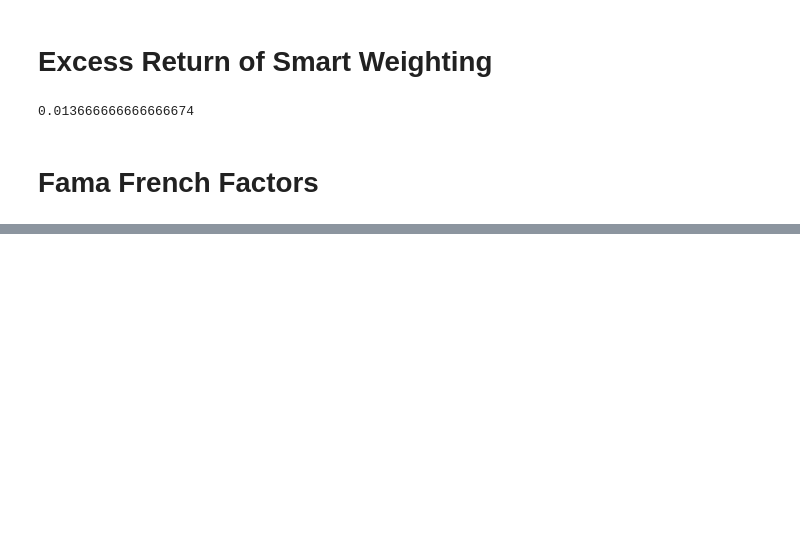
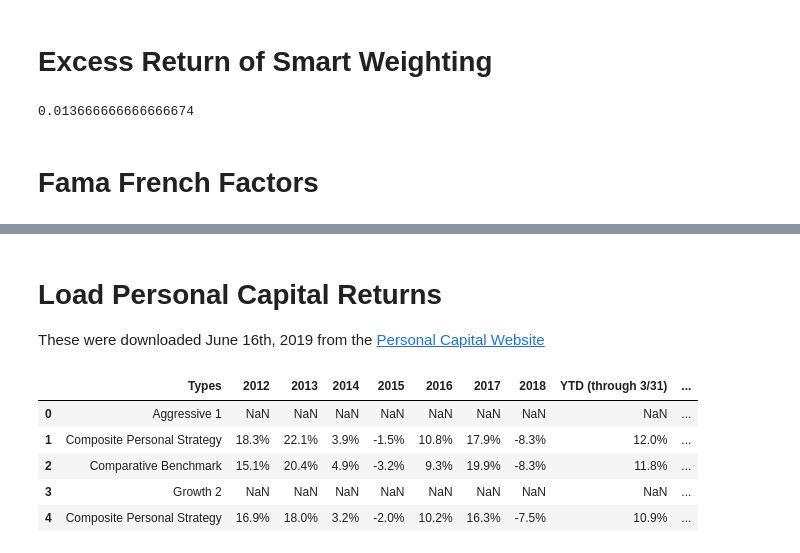
Before and after one commit to tianhuil/portfolio, a Jupyter notebook: Personal_Capital.ipynb, the cells around one changed output, grey strips where cells are left out. Saved outputs shown, nothing was run; the diff lists cells and outputs as text; code cells hidden in the pictures; blank space fills up the shorter version.

Commit message:
Adding in Personal Capital Returns

```diff
--- a/Personal_Capital.ipynb
+++ b/Personal_Capital.ipynb
@@ -84,0 +112,18 @@ ff_weights.head()
+# %% [markdown]
+# Load Personal Capital Returns
+
+These were downloaded June 16th, 2019 from the [Personal Capital Website](https://www.personalcapital.com/wealth-management/performance)
+# %%
+with open('data/Personal_Capital_Performancel.html') as fh:
+    html = fh.read()
+    html = html.replace('colspan="100%"', '')  # manually remove poorly formatted HTML
+    df_pc_raw = pd.read_html(html)[0]
+
+df_pc_raw.head()
+# %% [output]
+|  | Types | 2012 | 2013 | 2014 | 2015 | 2016 | 2017 | 2018 | YTD (through 3/31) | ... |
+| 0 | Aggressive 1 | NaN | NaN | NaN | NaN | NaN | NaN | NaN | NaN | ... |
+| 1 | Composite Personal Strategy | 18.3% | 22.1% | 3.9% | -1.5% | 10.8% | 17.9% | -8.3% | 12.0% | ... |
+| 2 | Comparative Benchmark | 15.1% | 20.4% | 4.9% | -3.2% | 9.3% | 19.9% | -8.3% | 11.8% | ... |
+| 3 | Growth 2 | NaN | NaN | NaN | NaN | NaN | NaN | NaN | NaN | ... |
+| 4 | Composite Personal Strategy | 16.9% | 18.0% | 3.2% | -2.0% | 10.2% | 16.3% | -7.5% | 10.9% | ... |
```
Also changed, not shown: parts of 11 cells of this notebook, 1 other file.
